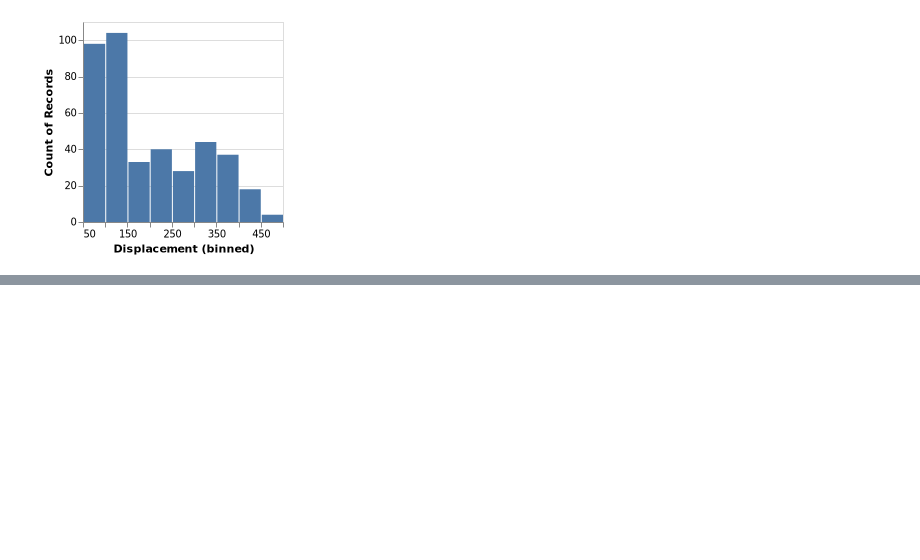
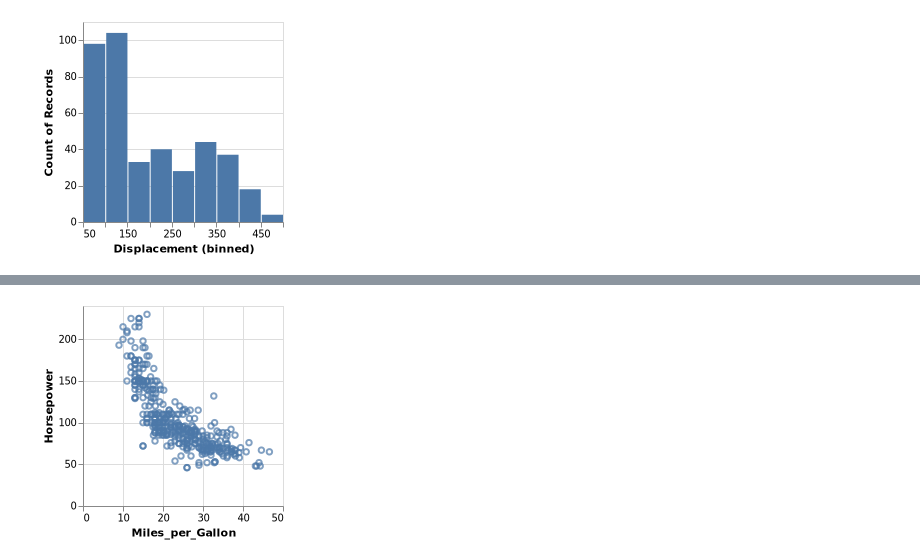
Before and after one commit to queryverse/QuickVega.jl, a Jupyter notebook: examples/basics.ipynb, the cells around one changed output, grey strips where cells are left out. Drawn from its saved outputs; the diff is of its cells as text; code cells hidden in the pictures; blank space fills up the shorter version.

```diff
--- a/examples/basics.ipynb
+++ b/examples/basics.ipynb
@@ -24,0 +63,6 @@ histogram(df,:Displacement)
+# %%
+# example(df,xcol=:Displacement, ycol=:Acceleration,color="Cylinders:n")
+# x = example(df,xcol=:Miles_per_Gallon, ycol=:Horsepower,test="teste",ok="ok")#, color=:Origin)
+example(df,xcol=:Miles_per_Gallon,ycol=:Horsepower)
+# %% [output]
+[figure, added]
```
Also changed, not shown: parts of 7 cells of this notebook, 1 other file.
